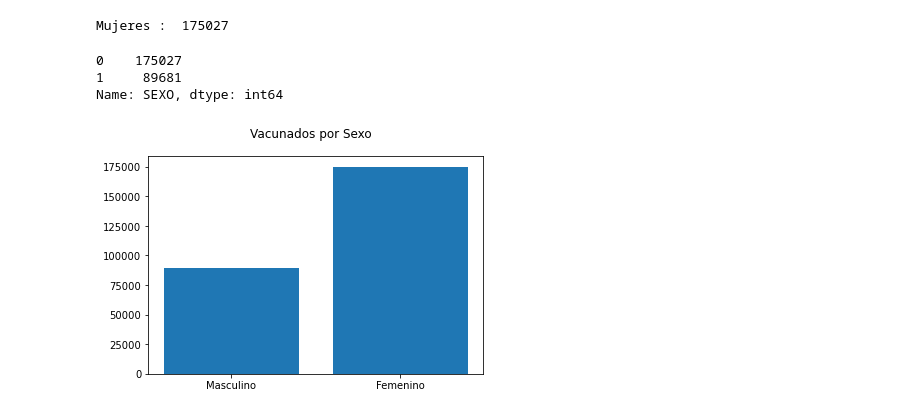
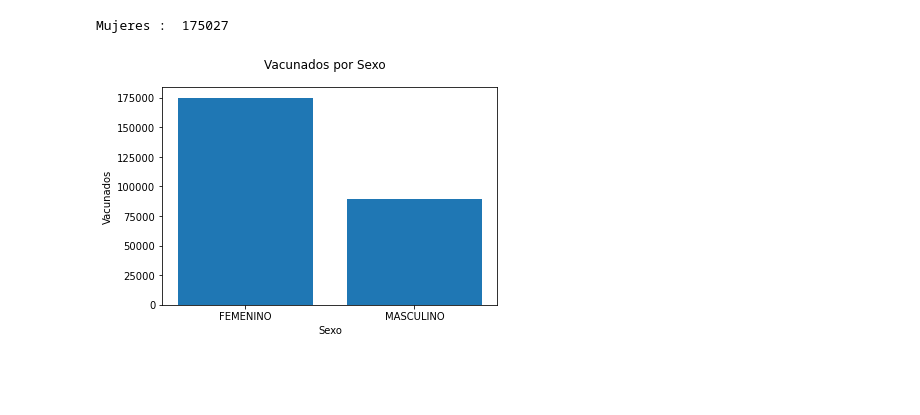
Before and after one commit to jhonatantirado/OpenDataPeru-VacunaCovid19, a Jupyter notebook: VacunacionCovid19Peru.ipynb, the cells around one changed output. Saved outputs shown, nothing was run; the diff lists cells and outputs as text; code cells hidden in the pictures; blank space fills up the shorter version.

```diff
--- a/VacunacionCovid19Peru.ipynb
+++ b/VacunacionCovid19Peru.ipynb
@@ -44,6 +42,2 @@ ds.drop('FECHA_CORTE', inplace=True, axis=1)
-# %%
-ds.drop('UUID', inplace=True, axis=1)
 # %%
 ds_sin_vacios = ds.dropna()
-# %%
-ds_sin_vacios.loc[ds_sin_vacios['SEXO'] == 'MASCULINO',['SEXO']] = 1
@@ -56,2 +43,0 @@ See the caveats in the documentation: https://pandas.pydata.org/pandas-docs/stab
-# %%
-ds_sin_vacios.loc[ds_sin_vacios['SEXO'] == 'FEMENINO',['SEXO']] = 0
@@ -86,16 +54,15 @@ print('Mujeres : ', mujeres_numOfRows)
 # %% [output]
 Mujeres :  175027
 # %%
-ds_sin_vacios['SEXO'].value_counts()
+vacunas_por_sexo = ds_sin_vacios['SEXO'].value_counts()
-# %% [output]
-0    175027
-1     89681
-Name: SEXO, dtype: int64
 # %%
-names = ['Masculino', 'Femenino']
-values = [hombres_numOfRows, mujeres_numOfRows]
+names = vacunas_por_sexo.index
+values = vacunas_por_sexo.values
 plt.bar(names, values)
+plt.xlabel('Sexo')
+plt.ylabel('Vacunados')
 plt.suptitle('Vacunados por Sexo')
+plt.savefig('Vacunados por Sexo.png')
 plt.show()
 # %% [output]
-[figure, old version]
+[figure, new version]
```
Also changed, not shown: parts of 11 cells of this notebook, 30 other files.
